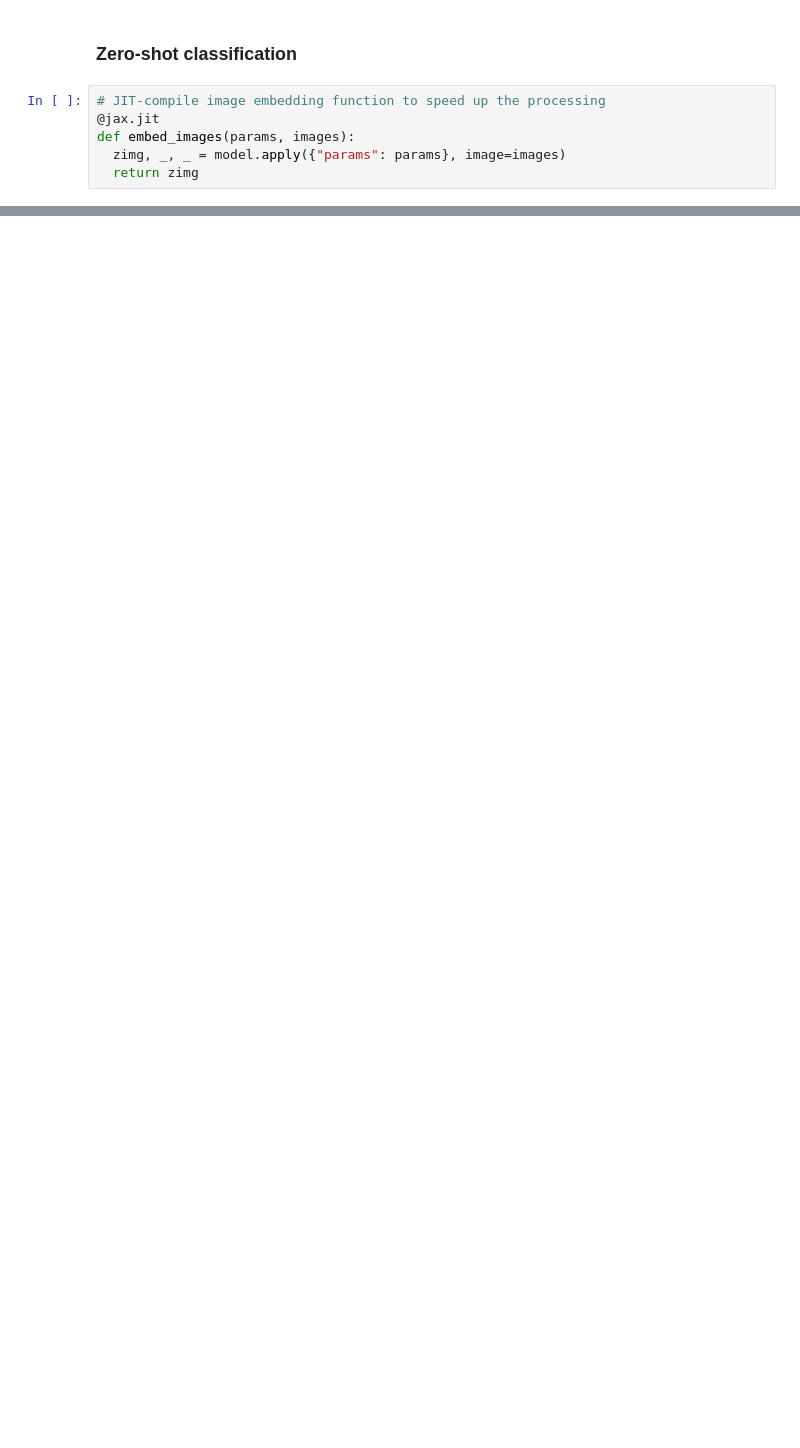
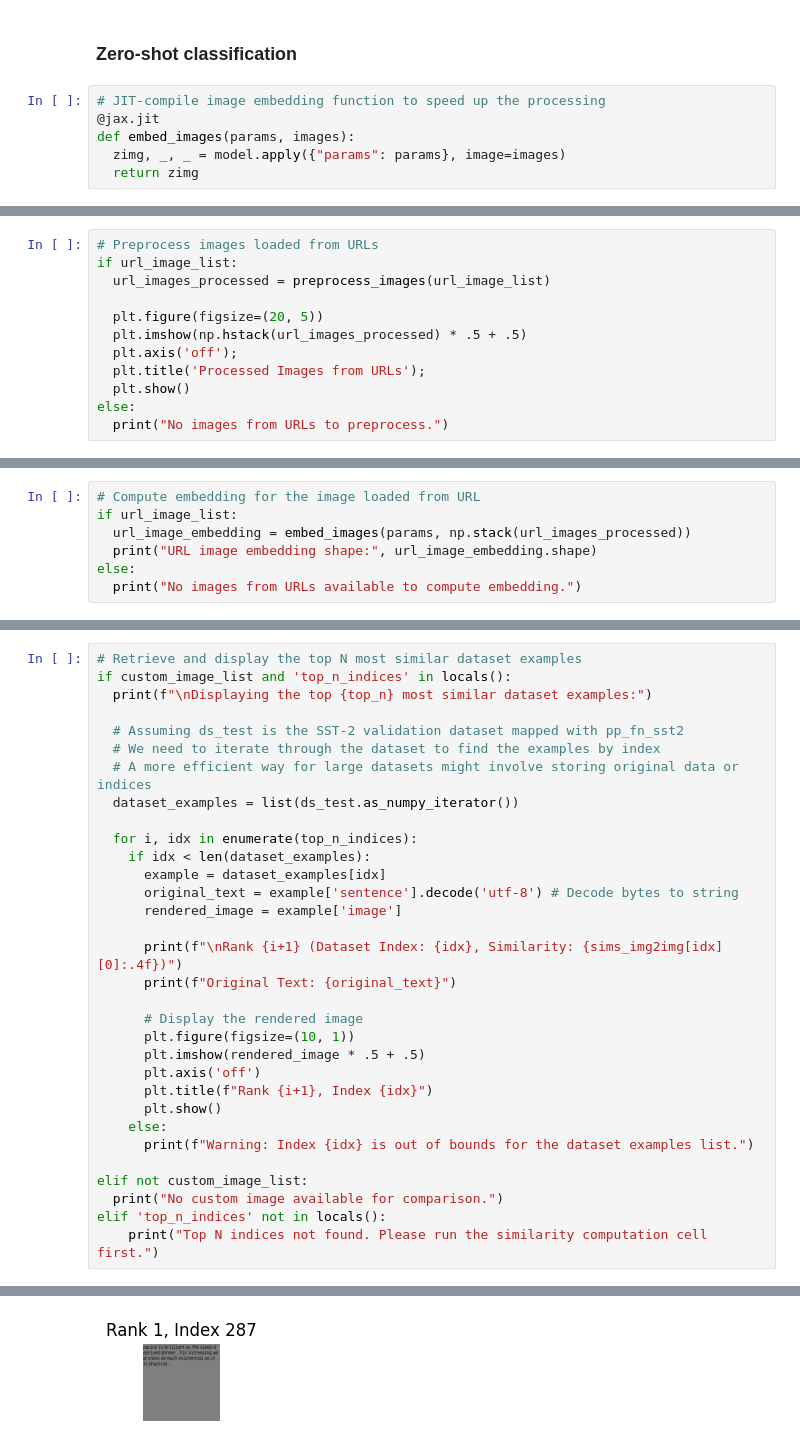
Before and after one commit to Alimv81/Clippo, a Jupyter notebook: big_vision/configs/proj/clippo/clippo_colab.ipynb, the cells around one changed output, grey strips where cells are left out. Drawn from its saved outputs; the diff is of its cells as text; blank space fills up the shorter version.

```diff
--- a/big_vision/configs/proj/clippo/clippo_colab.ipynb
+++ b/big_vision/configs/proj/clippo/clippo_colab.ipynb
@@ -493,0 +943,12 @@ print(dir(big_vision.utils))
+# %%
+# Preprocess images loaded from URLs
+if url_image_list:
+  url_images_processed = preprocess_images(url_image_list)
+
+  plt.figure(figsize=(20, 5))
+  plt.imshow(np.hstack(url_images_processed) * .5 + .5)
+  plt.axis('off');
+  plt.title('Processed Images from URLs');
+  plt.show()
+else:
+  print("No images from URLs to preprocess.")
@@ -493,0 +957,7 @@ print(dir(big_vision.utils))
+# %%
+# Compute embedding for the image loaded from URL
+if url_image_list:
+  url_image_embedding = embed_images(params, np.stack(url_images_processed))
+  print("URL image embedding shape:", url_image_embedding.shape)
+else:
+  print("No images from URLs available to compute embedding.")
@@ -493,0 +991,33 @@ print(dir(big_vision.utils))
+# %%
+# Retrieve and display the top N most similar dataset examples
+if custom_image_list and 'top_n_indices' in locals():
+  print(f"\nDisplaying the top {top_n} most similar dataset examples:")
+
+  # Assuming ds_test is the SST-2 validation dataset mapped with pp_fn_sst2
+  # We need to iterate through the dataset to find the examples by index
+  # A more efficient way for large datasets might involve storing original data or indices
+  dataset_examples = list(ds_test.as_numpy_iterator())
+
+  for i, idx in enumerate(top_n_indices):
+    if idx < len(dataset_examples):
+      example = dataset_examples[idx]
+      original_text = example['sentence'].decode('utf-8') # Decode bytes to string
+      rendered_image = example['image']
+
+      print(f"\nRank {i+1} (Dataset Index: {idx}, Similarity: {sims_img2img[idx][0]:.4f})")
+      print(f"Original Text: {original_text}")
+
+      # Display the rendered image
+      plt.figure(figsize=(10, 1))
+      plt.imshow(rendered_image * .5 + .5)
+      plt.axis('off')
+      plt.title(f"Rank {i+1}, Index {idx}")
+      plt.show()
+    else:
+      print(f"Warning: Index {idx} is out of bounds for the dataset examples list.")
+
+elif not custom_image_list:
+  print("No custom image available for comparison.")
+elif 'top_n_indices' not in locals():
+    print("Top N indices not found. Please run the similarity computation cell first.")
+# %% [output]
@@ -493,0 +1028 @@ print(dir(big_vision.utils))
+[figure, added]
```
Also changed, not shown: parts of 51 cells of this notebook.
